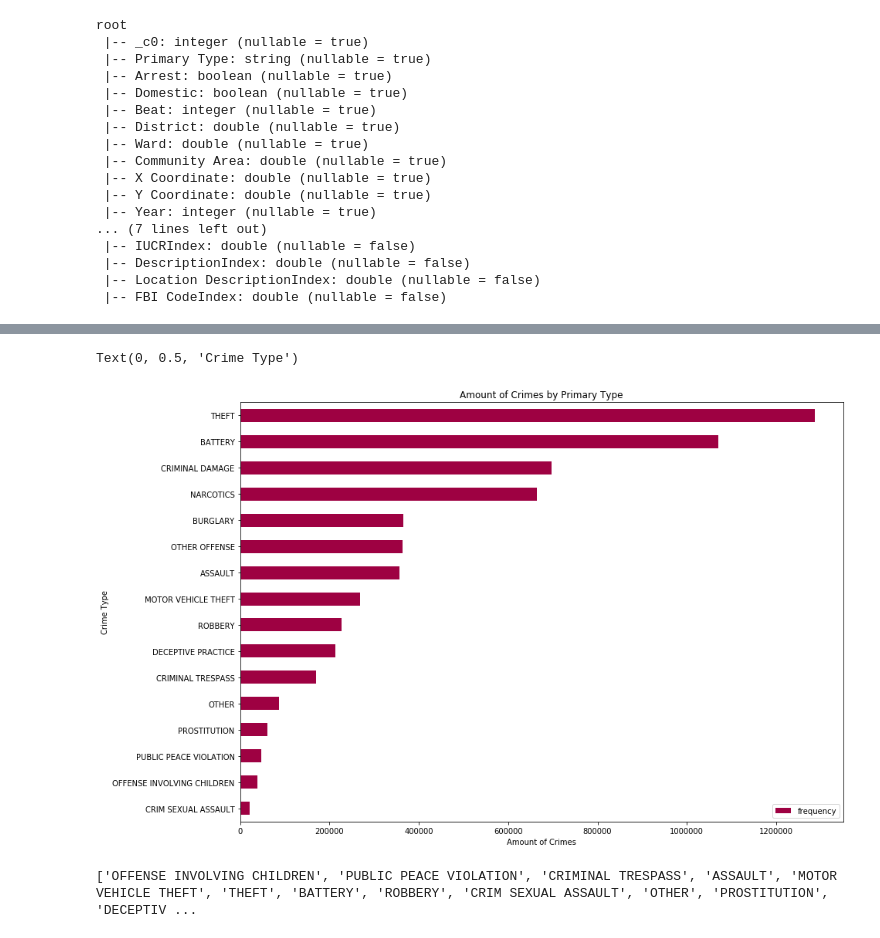
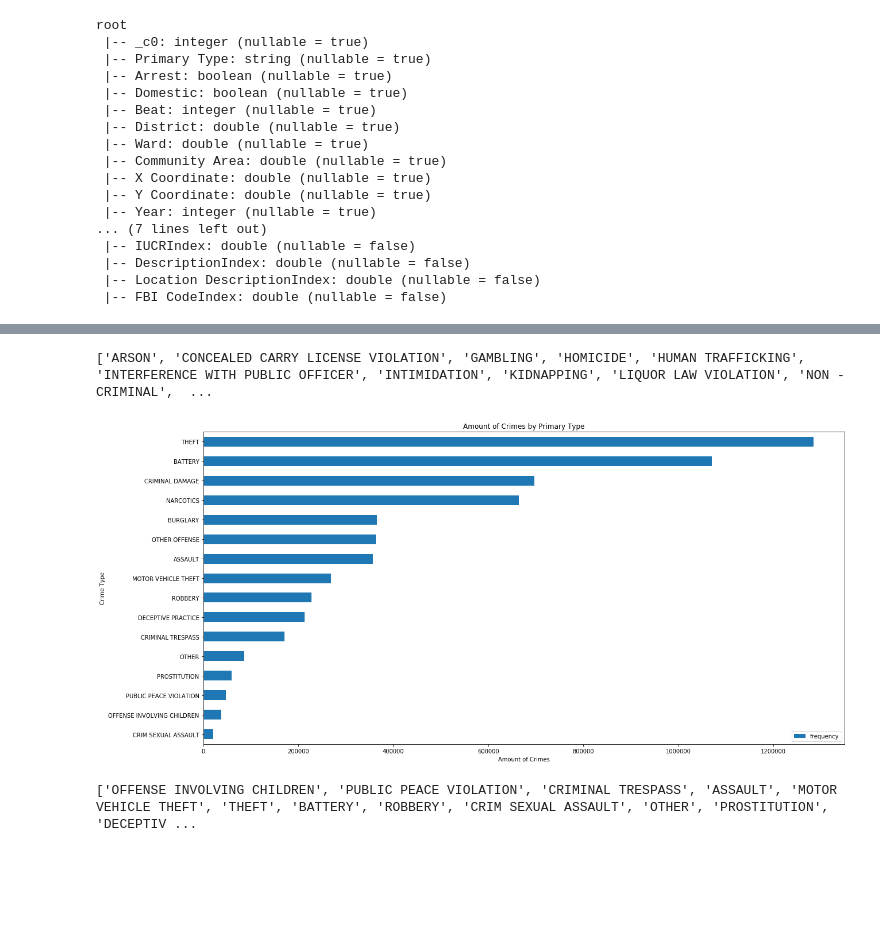
Before and after one commit to cimplart/chicago-crimes, a Jupyter notebook: chicago_crimes.ipynb, the cells around one changed output, grey strips where cells are left out. Cells and saved outputs as stored; diff of their text form; code cells hidden in the pictures; blank space fills up the shorter version.

```diff
--- a/chicago_crimes.ipynb
+++ b/chicago_crimes.ipynb
@@ -185,6 +183,9 @@ unwanted_classes = df[df['frequency'] < 20000]
 # %%
 
 classes_to_exclude = list(unwanted_classes.index)
+print(classes_to_exclude)
+# %% [output]
+['ARSON', 'CONCEALED CARRY LICENSE VIOLATION', 'GAMBLING', 'HOMICIDE', 'HUMAN TRAFFICKING', 'INTERFERENCE WITH PUBLIC OFFICER', 'INTIMIDATION', 'KIDNAPPING', 'LIQUOR LAW VIOLATION', 'NON - CRIMINAL',  ...
 # %%
 from pyspark.sql.functions import when, col
 
@@ -196,24 +197,12 @@ tmpdf = crimes5.withColumn('PrimaryType',
 # tmpdf.select('PrimaryType', 'Primary Type').filter(col('PrimaryType') == 'OTHER').show(5)
 
 crimes6 = tmpdf.drop('Primary Type')
-# %%
-# Show histogram of PrimaryType.
-
-ptypes = crimes6.select('PrimaryType').distinct().rdd.flatMap(lambda x: x).collect()
-
-bins, counts = crimes6.select('PrimaryType').rdd.flatMap(lambda x: x).histogram(sorted(ptypes))
-
-df = pd.DataFrame(list(zip(bins, counts)), columns=['bin', 'frequency']).set_index('bin')
-
-ax = df.sort_values(by='frequency', ascending=True).plot(kind='barh', figsize=(14,10),
-                                                         title='Amount of Crimes by Primary Type',
-                                                         colormap='Spectral')
-
-ax.set_xlabel("Amount of Crimes")
-ax.set_ylabel("Crime Type")
-# %% [output]
-Text(0, 0.5, 'Crime Type')
-[figure, removed]
+# %%
+# Show histogram of PrimaryType.
+
+df = plotHistogram(crimes6, 'PrimaryType')
+# %% [output]
+[figure, added]
 # %%
 
 Classes = crimes6.select('PrimaryType').distinct().rdd.flatMap(lambda x: x).collect()
```
Also changed, not shown: parts of 9 cells of this notebook, 1 other file.
